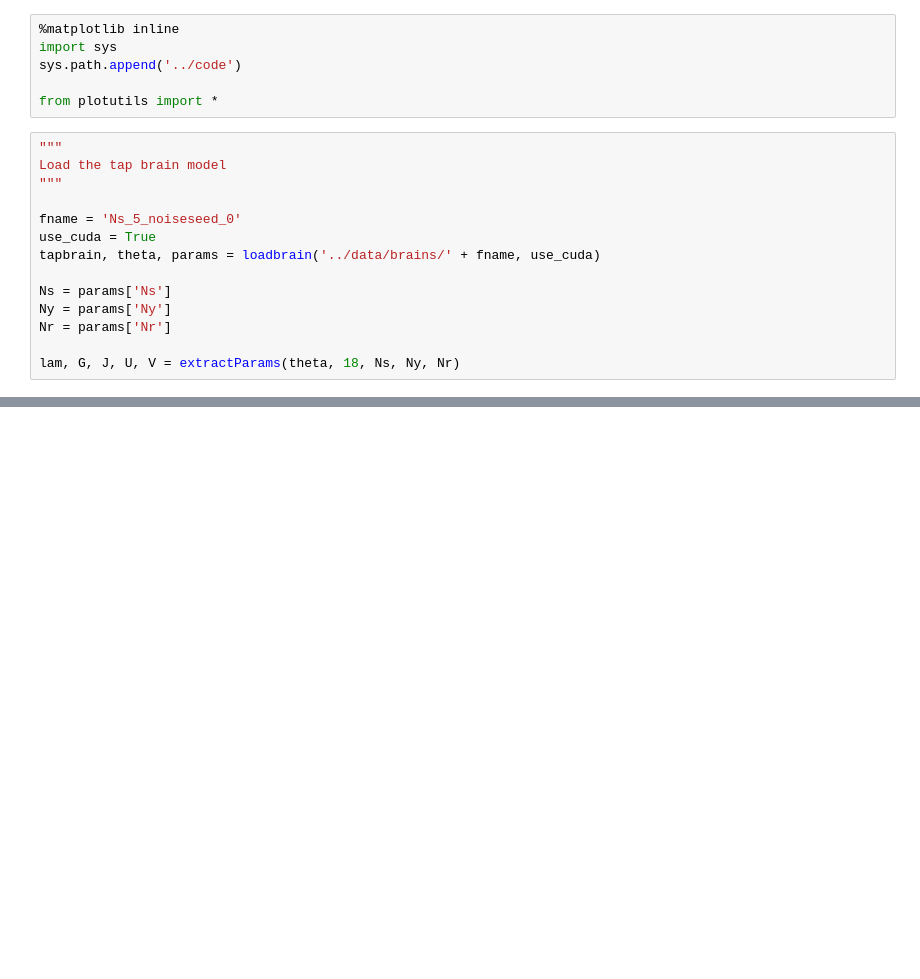
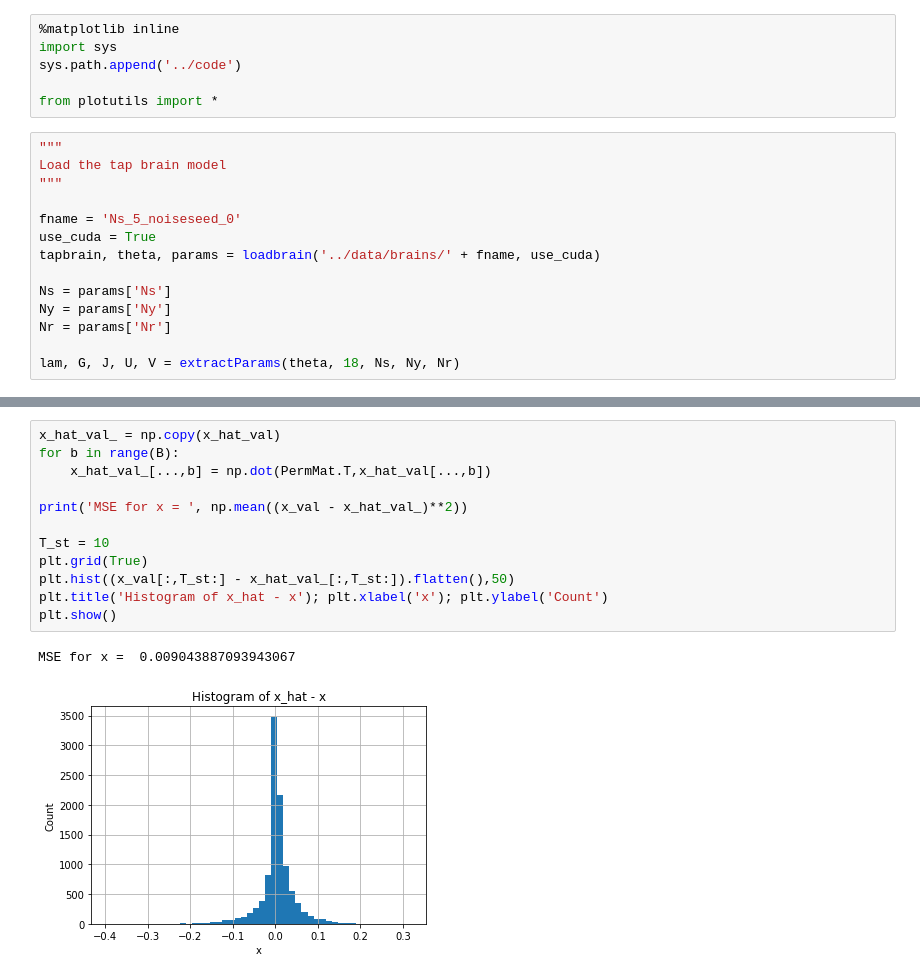
Before and after one commit to XaqLab/InferringInference, a Jupyter notebook: notebooks/InferTAPbrain_torch-demo.ipynb, the cells around one changed output, grey strips where cells are left out. Saved outputs shown, nothing was run; the diff lists cells and outputs as text; blank space fills up the shorter version.

```diff
--- a/notebooks/InferTAPbrain_torch-demo.ipynb
+++ b/notebooks/InferTAPbrain_torch-demo.ipynb
@@ -304,0 +364,15 @@ mean SNR =  22.848411828728217
+# %%
+x_hat_val_ = np.copy(x_hat_val)
+for b in range(B):
+    x_hat_val_[...,b] = np.dot(PermMat.T,x_hat_val[...,b])
+
+print('MSE for x = ', np.mean((x_val - x_hat_val_)**2))
+
+T_st = 10
+plt.grid(True)
+plt.hist((x_val[:,T_st:] - x_hat_val_[:,T_st:]).flatten(),50)
+plt.title('Histogram of x_hat - x'); plt.xlabel('x'); plt.ylabel('Count')
+plt.show()
+# %% [output]
+MSE for x =  0.009043887093943067
+[figure, added]
```
Also changed, not shown: parts of 12 cells of this notebook, 5 other files.
